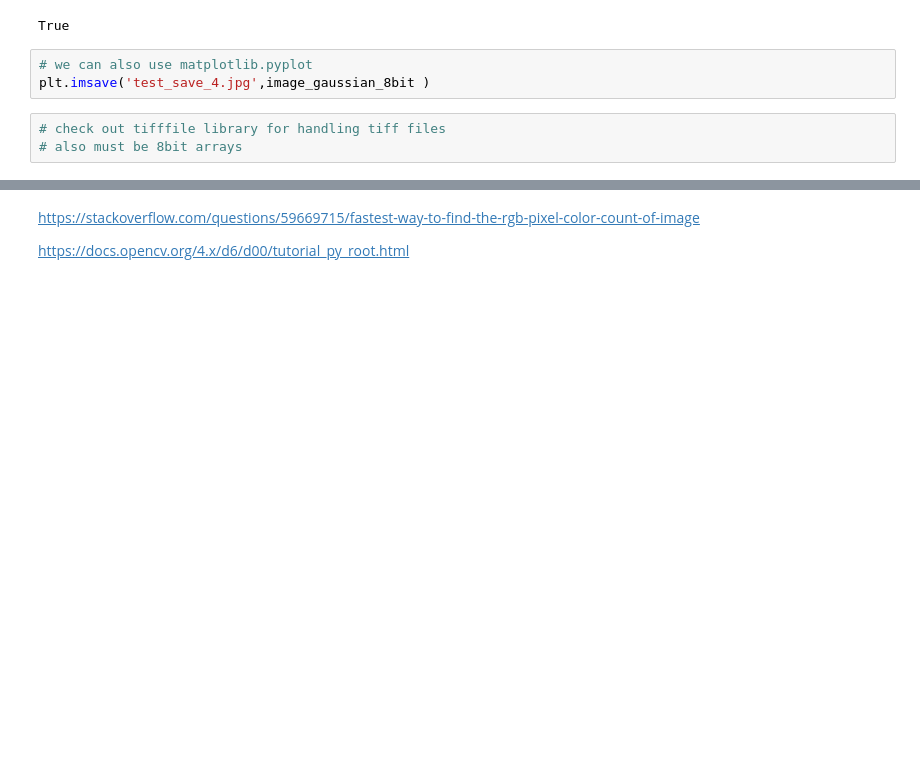
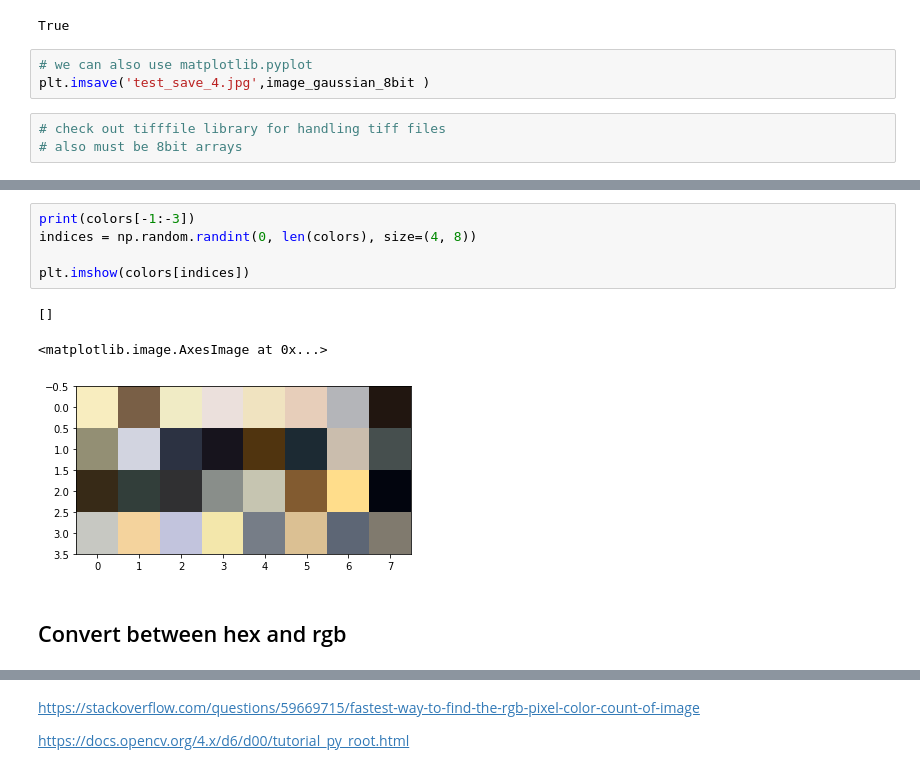
Before and after one commit to ICWallis/image-processing, a Jupyter notebook: method_hacking.ipynb, the cells around one changed output, grey strips where cells are left out. Cells and saved outputs as stored; diff of their text form; blank space fills up the shorter version.

```diff
--- a/method_hacking.ipynb
+++ b/method_hacking.ipynb
@@ -204,0 +243,11 @@ plt.imsave('test_save_4.jpg',image_gaussian_8bit )
+# %%
+print(colors[-1:-3])
+indices = np.random.randint(0, len(colors), size=(4, 8))
+
+plt.imshow(colors[indices])
+# %% [output]
+[]
+<matplotlib.image.AxesImage at 0x...>
+[figure, added]
+# %% [markdown]
+## Convert between hex and rgb
```
Also changed, not shown: parts of 11 cells of this notebook.
